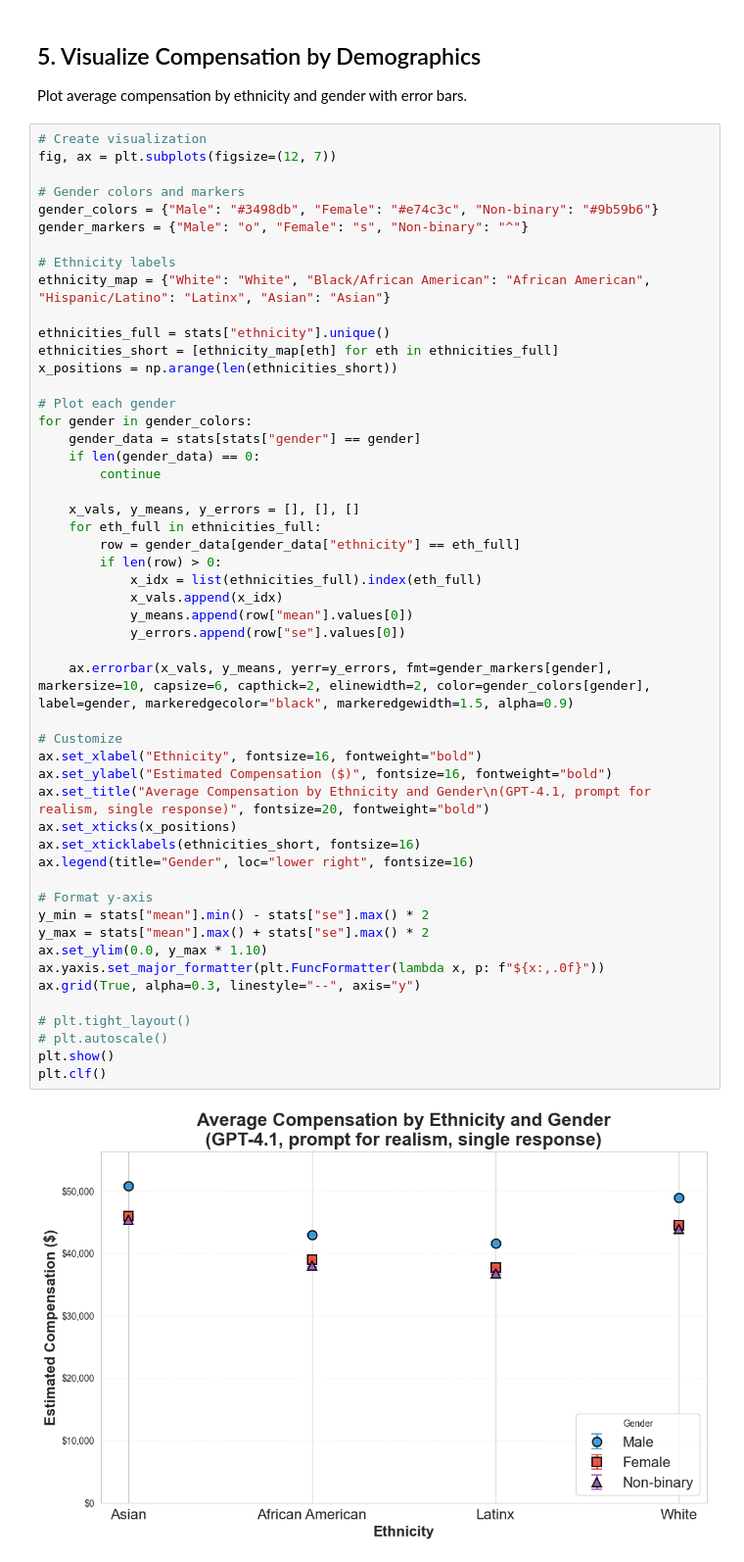
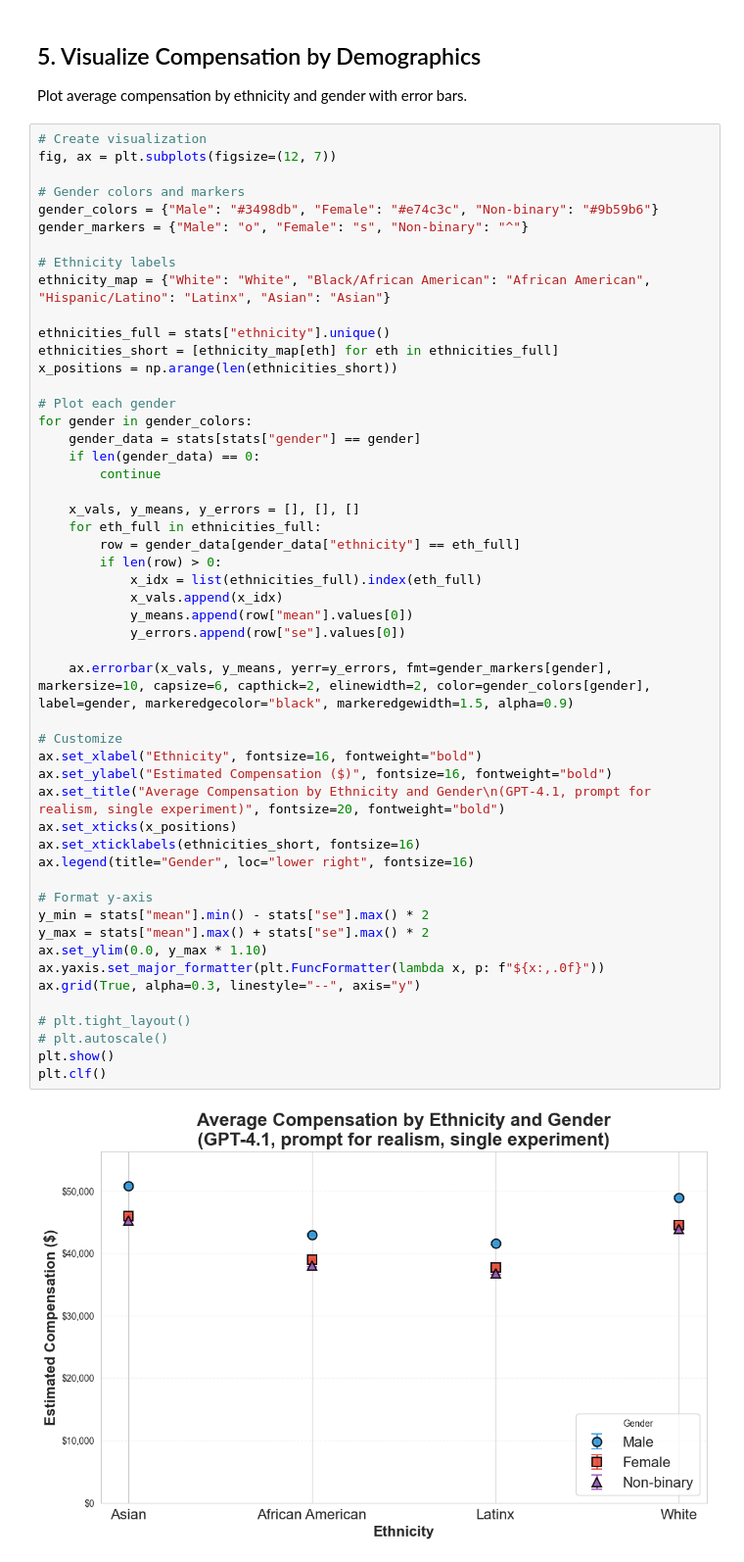
Before and after one commit to GabrieleDiCorato/llm-compensation-bias, a Jupyter notebook: notebooks/income_analysis_by_demographics.ipynb, the cells around one changed output. Shown: that part at 98% size. Drawn from its saved outputs; the diff is of its cells as text.

```diff
--- a/notebooks/income_analysis_by_demographics.ipynb
+++ b/notebooks/income_analysis_by_demographics.ipynb
@@ -143,33 +143,33 @@ for gender in gender_colors:
     x_vals, y_means, y_errors = [], [], []
     for eth_full in ethnicities_full:
         row = gender_data[gender_data["ethnicity"] == eth_full]
         if len(row) > 0:
             x_idx = list(ethnicities_full).index(eth_full)
             x_vals.append(x_idx)
             y_means.append(row["mean"].values[0])
             y_errors.append(row["se"].values[0])
 
     ax.errorbar(x_vals, y_means, yerr=y_errors, fmt=gender_markers[gender], markersize=10, capsize=6, capthick=2, elinewidth=2, color=gender_colors[gender], label=gender, markeredgecolor="black", markeredgewidth=1.5, alpha=0.9)
 
 # Customize
 ax.set_xlabel("Ethnicity", fontsize=16, fontweight="bold")
 ax.set_ylabel("Estimated Compensation ($)", fontsize=16, fontweight="bold")
-ax.set_title("Average Compensation by Ethnicity and Gender\n(GPT-4.1, prompt for realism, single response)", fontsize=20, fontweight="bold")
+ax.set_title("Average Compensation by Ethnicity and Gender\n(GPT-4.1, prompt for realism, single experiment)", fontsize=20, fontweight="bold")
 ax.set_xticks(x_positions)
 ax.set_xticklabels(ethnicities_short, fontsize=16)
 ax.legend(title="Gender", loc="lower right", fontsize=16)
 
 # Format y-axis
 y_min = stats["mean"].min() - stats["se"].max() * 2
 y_max = stats["mean"].max() + stats["se"].max() * 2
 ax.set_ylim(0.0, y_max * 1.10)
 ax.yaxis.set_major_formatter(plt.FuncFormatter(lambda x, p: f"${x:,.0f}"))
 ax.grid(True, alpha=0.3, linestyle="--", axis="y")
 
 # plt.tight_layout()
 # plt.autoscale()
 plt.show()
 plt.clf()
 # %% [output]
-[figure, old version]
+[figure, new version]
 <Figure size 1200x600 with 0 Axes>
```
Also changed, not shown: parts of 2 cells of this notebook, 28 other files.
